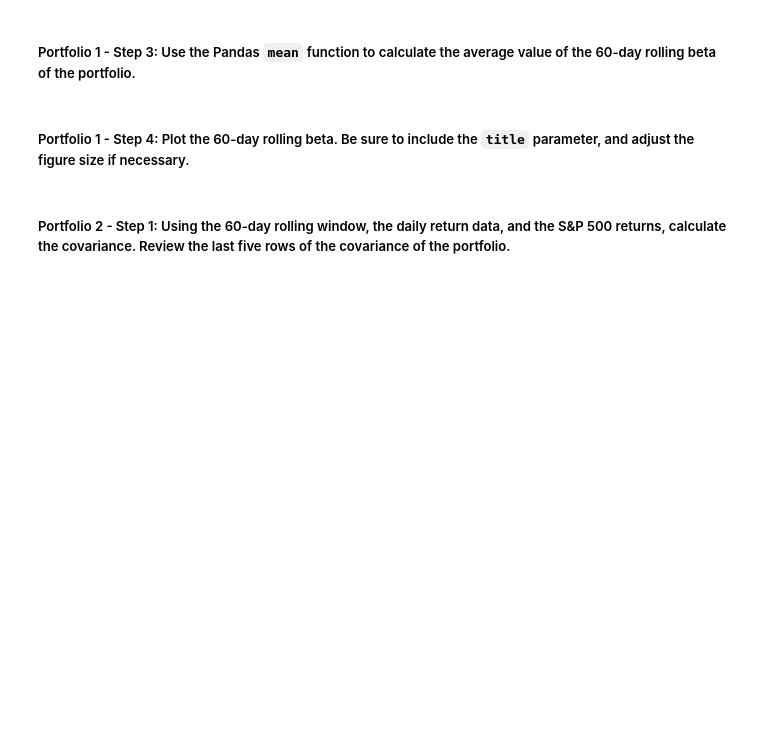
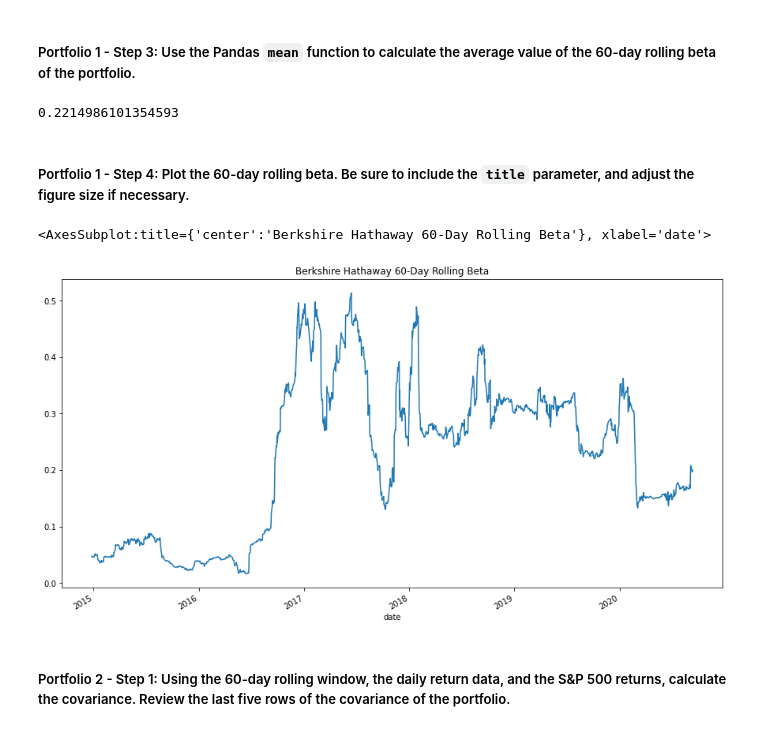
Before and after one commit to lindseyhardouin/Challenge_4, a Jupyter notebook: risk_return_analysis.ipynb, the cells around one changed output. Cells and saved outputs as stored; diff of their text form; code cells hidden in the pictures; blank space fills up the shorter version.

```diff
--- a/risk_return_analysis.ipynb
+++ b/risk_return_analysis.ipynb
@@ -406,4 +406,7 @@ Your analysis is nearing completion. Now, you need to evaluate how the portfolio
 #### Use the Pandas `var` function to calculate the variance of the S&P 500 by using a 60-day rolling window. Visualize the last five rows of the variance of the S&P 500.
 # %%
 # Calculate the variance of the S&P 500 using a rolling 60-day window.
-# YOUR CODE HERE
+
+snp_var = whale_navs_daily_return["S&P 500"].rolling(window=60).var()
+
+snp_var.tail()
@@ -421,5 +432,10 @@ Your analysis is nearing completion. Now, you need to evaluate how the portfolio
 ##### Portfolio 1 - Step 1: Using the 60-day rolling window, the daily return data, and the S&P 500 returns, calculate the covariance. Review the last five rows of the covariance of the portfolio.
 # %%
 # Calculate the covariance using a 60-day rolling window
+
+covar_berkshire = whale_navs_daily_return["BERKSHIRE HATHAWAY INC"].rolling(window=60).cov(whale_navs_daily_return["S&P 500"])
+
+
 # Review the last five rows of the covariance data
-# YOUR CODE HERE
+
+covar_berkshire.tail()
@@ -427,5 +451,10 @@ Your analysis is nearing completion. Now, you need to evaluate how the portfolio
 ##### Portfolio 1 - Step 2: Calculate the beta of the portfolio. To do that, divide the covariance of the portfolio by the variance of the S&P 500.
 # %%
 # Calculate the beta based on the 60-day rolling covariance compared to the market (S&P 500)
+
+berkshire_beta = covar_berkshire / snp_var
+
+
 # Review the last five rows of the beta information
-# YOUR CODE HERE
+
+berkshire_beta.tail()
@@ -433,13 +470,22 @@ Your analysis is nearing completion. Now, you need to evaluate how the portfolio
 ##### Portfolio 1 - Step 3: Use the Pandas `mean` function to calculate the average value of the 60-day rolling beta of the portfolio.
 # %%
 # Calculate the average of the 60-day rolling beta
-# YOUR CODE HERE
+
+berkshire_beta.mean()
+# %% [output]
+0.2214986101354593
 # %% [markdown]
 ##### Portfolio 1 - Step 4: Plot the 60-day rolling beta. Be sure to include the `title` parameter, and adjust the figure size if necessary.
 # %%
 # Plot the rolling beta
 # Include a title parameter and adjust the figure size
-# YOUR CODE HERE
+
+berkshire_beta.plot(
+    figsize=(15,8),
+    title="Berkshire Hathaway 60-Day Rolling Beta")
+# %% [output]
+<AxesSubplot:title={'center':'Berkshire Hathaway 60-Day Rolling Beta'}, xlabel='date'>
+[figure, added]
 # %% [markdown]
 ##### Portfolio 2 - Step 1: Using the 60-day rolling window, the daily return data, and the S&P 500 returns, calculate the covariance. Review the last five rows of the covariance of the portfolio.
 # %%
```
Also changed, not shown: parts of 9 cells of this notebook.
